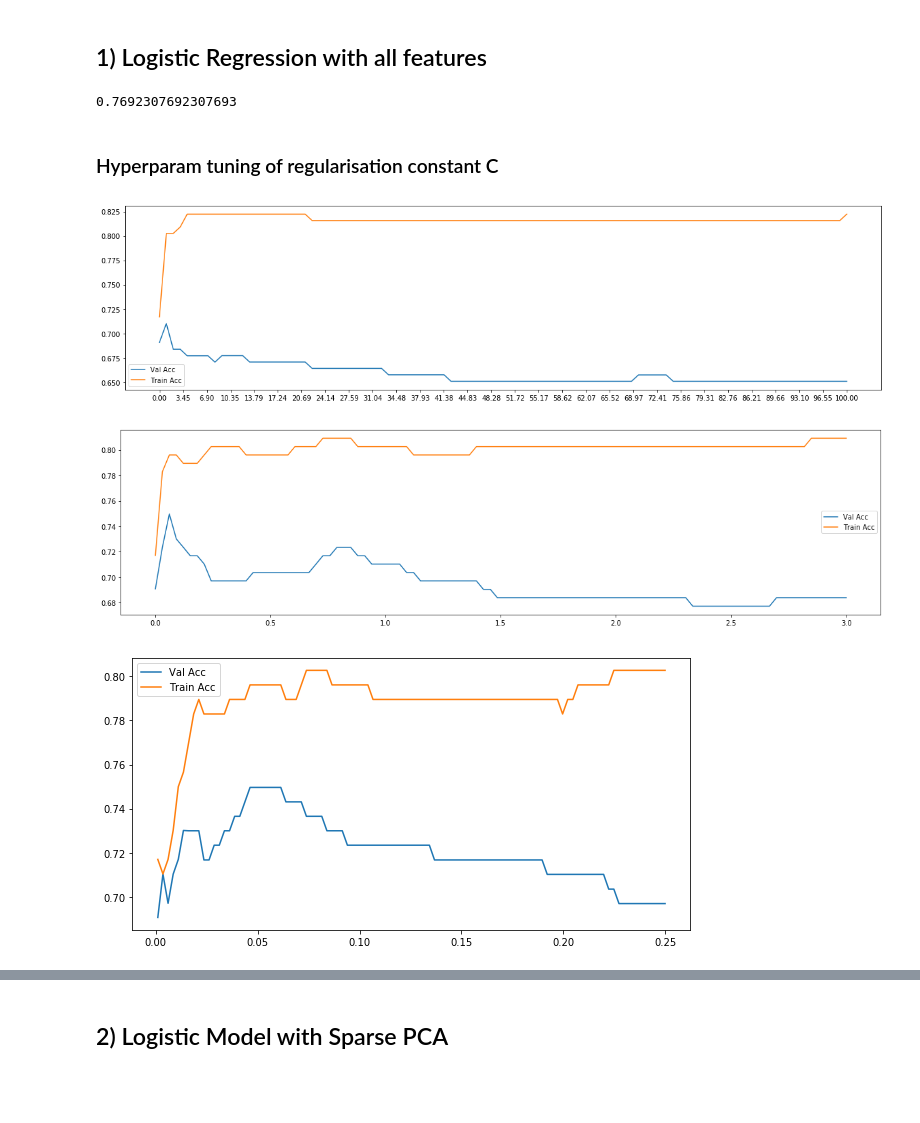
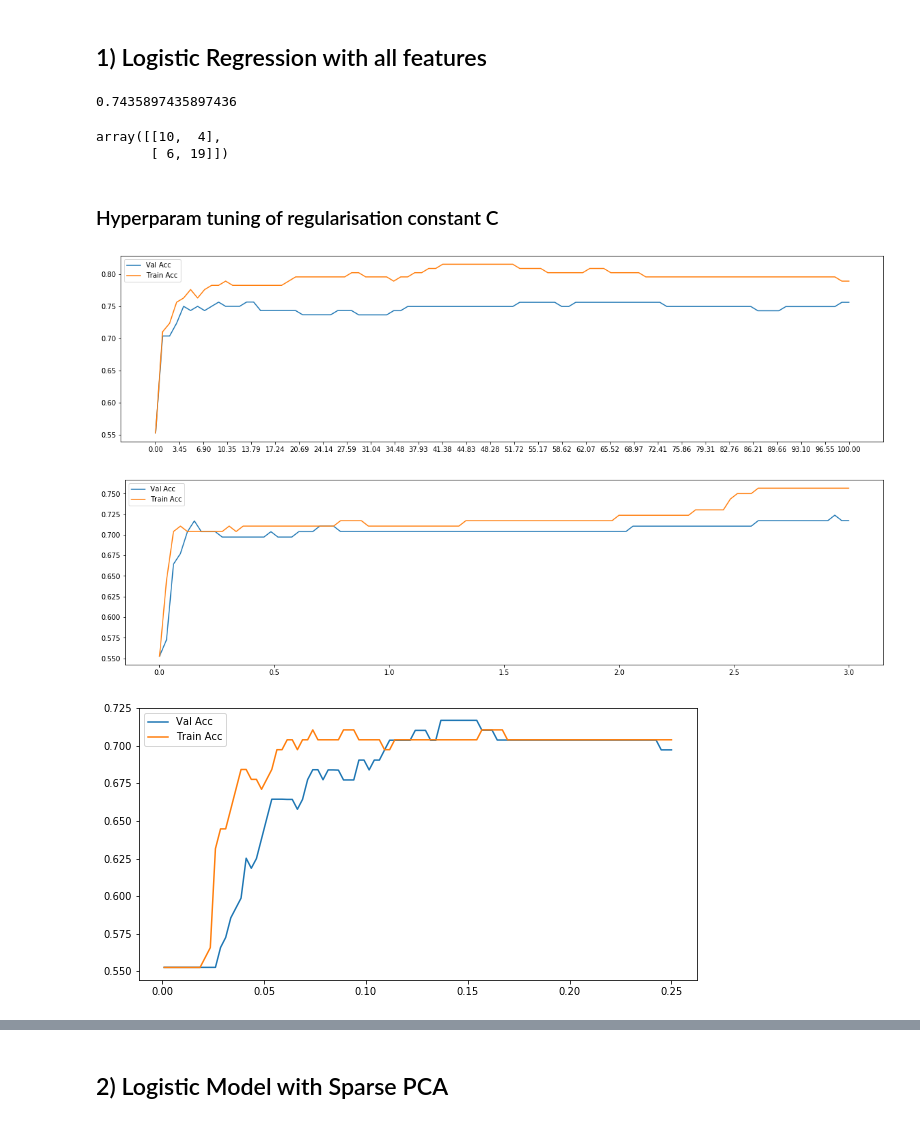
Before and after one commit to leonaisabelle/CUSP-ADS-Project, a Jupyter notebook: modelling_notebooks/binary_classification.ipynb, the cells around one changed output, grey strips where cells are left out. Saved outputs shown, nothing was run; the diff lists cells and outputs as text; code cells hidden in the pictures; blank space fills up the shorter version.

```diff
--- a/modelling_notebooks/binary_classification.ipynb
+++ b/modelling_notebooks/binary_classification.ipynb
@@ -31,8 +31,10 @@ data.head()
 # split into train, test, and validate data
 from sklearn.model_selection import train_test_split
 
-y = data[['GardenCounts', 'HasGarden']]
-X = data.drop(columns=['GardenCounts', 'HasGarden'])
+# y = data[['GardenCounts', 'HasGarden']]
+# X = data.drop(columns=['GardenCounts', 'HasGarden'])
+y = data[['GardenCounts_MMscaled', 'HasGarden']]
+X = data.drop(columns=['GardenCounts_MMscaled', 'HasGarden'])
 
 Xtrain, Xtest, Ytrain, Ytest = train_test_split(X, y, test_size=0.20, random_state=42)
 # not generating validation set here cos we will use cross-validation later
@@ -56,13 +59,22 @@ XtrainS.isnull().values.sum(), XtestS.isnull().values.sum()
 ## 1) Logistic Regression with all features
 # %%
 # Learn logistic regression over the training sample
+# logit = LogisticRegression(C=1) # i imagine that c=10000 might be too severe
+# logit = logit.fit(XtrainS, Ytrain['HasGarden']) #fit logistic regression model to training data
 logit = LogisticRegression(C=1) # i imagine that c=10000 might be too severe
-logit = logit.fit(XtrainS, Ytrain['HasGarden']) #fit logistic regression model to training data
+logit = logit.fit(Xtrain, Ytrain['HasGarden']) #fit logistic regression model to training data
 # %%
 # calculate out of sample accuracy
-logit.score(XtestS, Ytest['HasGarden'])
+# logit.score(XtestS, Ytest['HasGarden'])
+logit.score(Xtest, Ytest['HasGarden'])
 # %% [output]
-0.7692307692307693
+0.7435897435897436
+# %%
+# generate confusion matrix
+confusion_matrix(Ytest['HasGarden'], logit.predict(Xtest))
+# %% [output]
+array([[10,  4],
+       [ 6, 19]])
 # %% [markdown]
 ### Hyperparam tuning of regularisation constant C
 # %%
@@ -75,9 +87,13 @@ mean_cross_val_acc = []
 C_candidates = np.linspace(start=0.001, stop=100, num=100)
 
 for c in C_candidates:
-    logit = LogisticRegression(C=c).fit(XtrainS, Ytrain['HasGarden'])
-    train_acc.append(logit.score(XtrainS, Ytrain['HasGarden']))
-    mean_cross_val_acc.append(mean(cross_val_score(logit, XtrainS, Ytrain['HasGarden'])))
+#     logit = LogisticRegression(C=c).fit(XtrainS, Ytrain['HasGarden'])
+#     train_acc.append(logit.score(XtrainS, Ytrain['HasGarden']))
+#     mean_cross_val_acc.append(mean(cross_val_score(logit, XtrainS, Ytrain['HasGarden'])))
+
+    logit = LogisticRegression(C=c).fit(Xtrain, Ytrain['HasGarden'])
+    train_acc.append(logit.score(Xtrain, Ytrain['HasGarden']))
+    mean_cross_val_acc.append(mean(cross_val_score(logit, Xtrain, Ytrain['HasGarden'])))
 
 # plot to see where it overfits
 plt.figure(figsize=(20,5))
@@ -89,16 +105,20 @@ plt.show()
 
 # looks like we want the region between 0.001 to 3
 # %% [output]
-[figure, old version]
+[figure, new version]
 # %%
 train_acc = []
 mean_cross_val_acc = []
 C_candidates = np.linspace(start=0.001, stop=3, num=100)
 
 for c in C_candidates:
-    logit = LogisticRegression(C=c).fit(XtrainS, Ytrain['HasGarden'])
-    train_acc.append(logit.score(XtrainS, Ytrain['HasGarden']))
-    mean_cross_val_acc.append(mean(cross_val_score(logit, XtrainS, Ytrain['HasGarden'])))
+#     logit = LogisticRegression(C=c).fit(XtrainS, Ytrain['HasGarden'])
+#     train_acc.append(logit.score(XtrainS, Ytrain['HasGarden']))
+#     mean_cross_val_acc.append(mean(cross_val_score(logit, XtrainS, Ytrain['HasGarden'])))
+
+    logit = LogisticRegression(C=c).fit(Xtrain, Ytrain['HasGarden'])
+    train_acc.append(logit.score(Xtrain, Ytrain['HasGarden']))
+    mean_cross_val_acc.append(mean(cross_val_score(logit, Xtrain, Ytrain['HasGarden'])))
 
 # plot to see where it overfits
 plt.figure(figsize=(20,5))
@@ -108,26 +128,31 @@ plt.plot(C_candidates, train_acc, label='Train Acc')
 plt.legend()
 plt.show()
 # %% [output]
-[figure, old version]
+[figure, new version]
 # %%
 train_acc = []
 mean_cross_val_acc = []
 C_candidates = np.linspace(start=0.001, stop=0.25, num=100)
 
 for c in C_candidates:
-    logit = LogisticRegression(C=c).fit(XtrainS, Ytrain['HasGarden'])
-    train_acc.append(logit.score(XtrainS, Ytrain['HasGarden']))
-    mean_cross_val_acc.append(mean(cross_val_score(logit, XtrainS, Ytrain['HasGarden'])))
+#     logit = LogisticRegression(C=c).fit(XtrainS, Ytrain['HasGarden'])
+#     train_acc.append(logit.score(XtrainS, Ytrain['HasGarden']))
+#     mean_cross_val_acc.append(mean(cross_val_score(logit, XtrainS, Ytrain['HasGarden'])))
+
+    logit = LogisticRegression(C=c).fit(Xtrain, Ytrain['HasGarden'])
+    train_acc.append(logit.score(Xtrain, Ytrain['HasGarden']))
+    mean_cross_val_acc.append(mean(cross_val_score(logit, Xtrain, Ytrain['HasGarden'])))
+
 
 # plot to see where it overfits
 plt.figure(figsize=(10,5))
 plt.plot(C_candidates, mean_cross_val_acc, label='Val Acc')
 plt.plot(C_candidates, train_acc, label='Train Acc')
 
 plt.legend()
 plt.show()
 # %% [output]
-[figure, old version]
+[figure, new version]
 # %%
 # best C value
 optimal_C = C_candidates[np.argmax(mean_cross_val_acc)]
```
Also changed, not shown: parts of 27 cells of this notebook.
